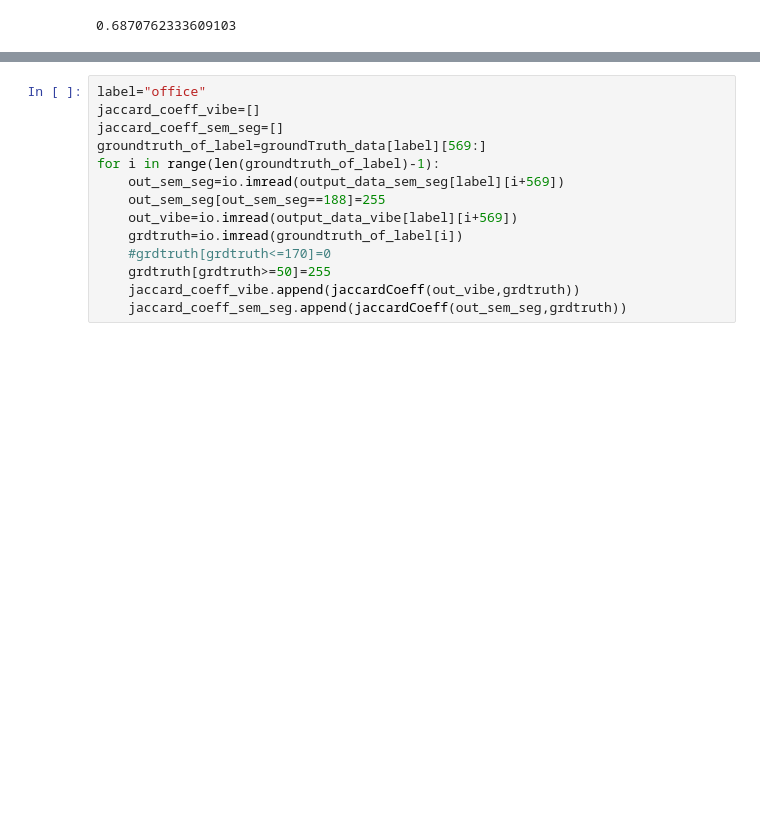
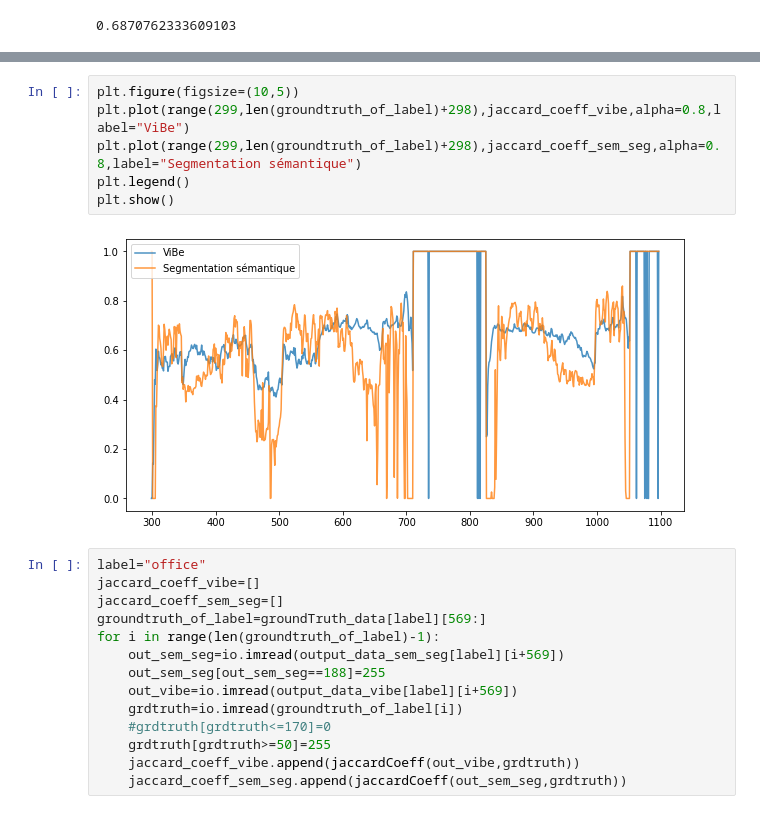
Before and after one commit to GuillaumeGirouard/INF6804, a Jupyter notebook: TP2/tp2.ipynb, the cells around one changed output, grey strips where cells are left out. Saved outputs shown, nothing was run; the diff lists cells and outputs as text; blank space fills up the shorter version.

```diff
--- a/TP2/tp2.ipynb
+++ b/TP2/tp2.ipynb
@@ -1919,3 +2009,11 @@ np.mean(jaccard_coeff_vibe)
+# %%
+plt.figure(figsize=(10,5))
+plt.plot(range(299,len(groundtruth_of_label)+298),jaccard_coeff_vibe,alpha=0.8,label="ViBe")
+plt.plot(range(299,len(groundtruth_of_label)+298),jaccard_coeff_sem_seg,alpha=0.8,label="Segmentation sémantique")
+plt.legend()
+plt.show()
+# %% [output]
+[figure, added]
 # %%
 label="office"
 jaccard_coeff_vibe=[]
```
Also changed, not shown: parts of 25 cells of this notebook.
